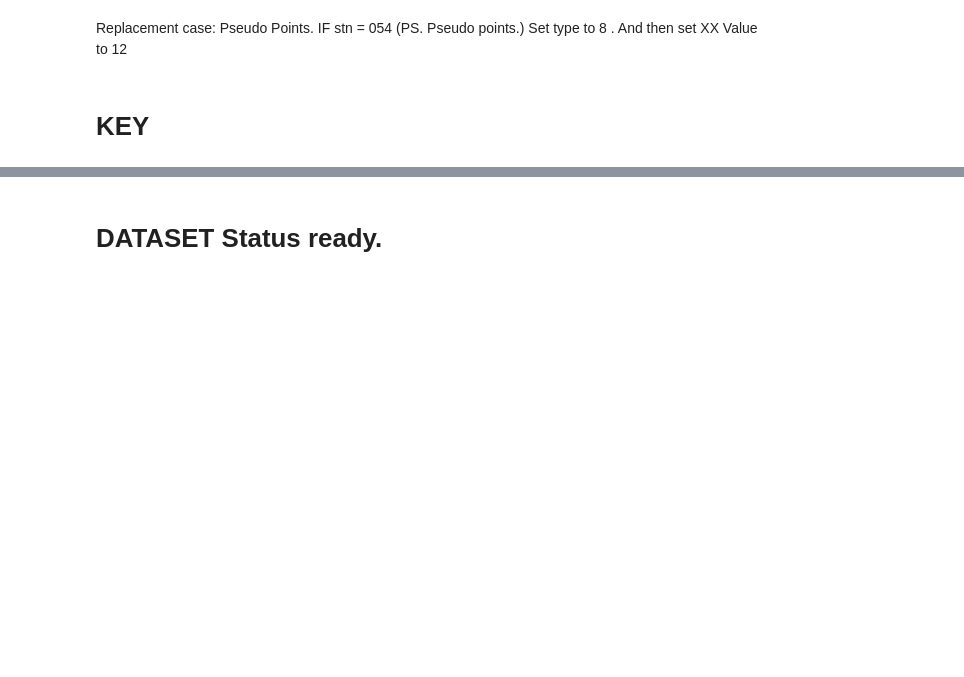
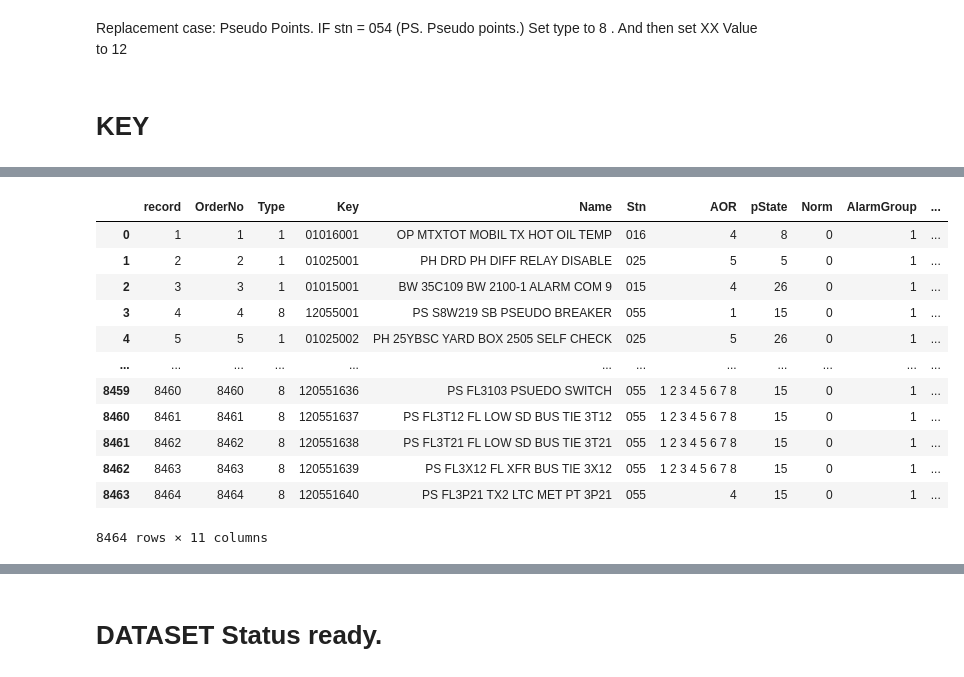
Before and after one commit to arielgv/Estructuracion, a Jupyter notebook: scada_code.ipynb, the cells around one changed output, grey strips where cells are left out. Drawn from its saved outputs; the diff is of its cells as text; code cells hidden in the pictures; blank space fills up the shorter version.

```diff
--- a/scada_code.ipynb
+++ b/scada_code.ipynb
@@ -41,7 +56,7 @@ print(df_station)
 # Select Output name: (default: StationOutput.dat)
 # %%
 #Output:
-stationfilename = "StationOutput.dat"
+stationfilename = "Station99.dat"
 # %%
 now = datetime.now().strftime("%d/%m/%Y %H:%M:%S")
 with open(stationfilename, 'w') as f:
@@ -51,12 +66,13 @@ with open(stationfilename, 'w') as f:
     f.write("****************************************************************\n")
     f.write("*             Order  Key             Name                AOR\n")
     f.write("*             ----  -----   --------------------------   ---\n")
-    f.write("*  2 STATION   0     3             4                      13\n")
+    f.write("\t2\tSTATION\t0\t3\t4\t13\n")
     f.write("*---------------------------------------------------------------\n")
 
     for index, row in df_station.iterrows():
-        f.write("{:<5}{:<5}{:<5}{:<5}{:<8}{:<30}{:<6}\n".format
-                ("", row['Order'],"", row['Order'], row['Key'], row['Name'], row['AOR']))
+        f.write("{}\t{}\t{}\t{}\t{}\t{}\n".format
+                ("", row['Order'], row['Order'], row['Key'], row['Name'], row['AOR']))
+    f.write(" 0")
 # %% [markdown]
 # END STATION
 # %% [markdown]
@@ -110,9 +129,14 @@ InputStatusFile = "Status.csv"
 status_df = pd.read_csv(InputStatusFile)
 df_status = pd.DataFrame()
 # %%
+df_status['record'] = range(1, len(status_df)+1)
+df_status['OrderNo'] = range(1, len(status_df)+1)
+
+
 df_status['Type'] = np.where(status_df['Open_B  '] == '12  ', 2, np.where(status_df['Telem_A  '].replace('  ', np.nan).notna(), 1, 5))
-df_status['Name'] = status_df['Name  '].str.replace(',',' ') + " " + status_df['Desc  ']
-df_status['Name'] = df_status['Name'].str.rstrip()
+#df_status['Name'] = status_df['Name  '].str.replace(',',' ') + " " + status_df['Desc  ']
+#df_status['Name'] = df_status['Name'].str.rstrip()
+df_status['Name'] = status_df['Desc  ']
 df_status['AOR'] = status_df['Zones  '].str.rstrip()
 df_status['pState'] = status_df['PreSuffx  ']
 df_status['Norm'] = status_df['Normal_State  ']
@@ -198,3 +257,19 @@ print(type_counts)
 # %%
-new_order = ['Type','Key','Name','Stn','AOR','pState','Norm','AlarmGroup','ICAddress']
+new_order = ['record', 'OrderNo','Type','Key','Name','Stn','AOR','pState','Norm','AlarmGroup','ICAddress']
 df_status = df_status[new_order]
+# %%
+df_status
+# %% [output]
+|  | record | OrderNo | Type | Key | Name | Stn | AOR | pState | Norm | AlarmGroup | ... |
+| 0 | 1 | 1 | 1 | 01016001 | OP MTXTOT MOBIL TX HOT OIL TEMP | 016 | 4 | 8 | 0 | 1 | ... |
+| 1 | 2 | 2 | 1 | 01025001 | PH DRD PH DIFF RELAY DISABLE | 025 | 5 | 5 | 0 | 1 | ... |
+| 2 | 3 | 3 | 1 | 01015001 | BW 35C109 BW 2100-1 ALARM COM 9 | 015 | 4 | 26 | 0 | 1 | ... |
+| 3 | 4 | 4 | 8 | 12055001 | PS S8W219 SB PSEUDO BREAKER | 055 | 1 | 15 | 0 | 1 | ... |
+| 4 | 5 | 5 | 1 | 01025002 | PH 25YBSC YARD BOX 2505 SELF CHECK | 025 | 5 | 26 | 0 | 1 | ... |
+| ... | ... | ... | ... | ... | ... | ... | ... | ... | ... | ... | ... |
+| 8459 | 8460 | 8460 | 8 | 120551636 | PS FL3103 PSUEDO SWITCH | 055 | 1 2 3 4 5 6 7 8 | 15 | 0 | 1 | ... |
+| 8460 | 8461 | 8461 | 8 | 120551637 | PS FL3T12 FL LOW SD BUS TIE 3T12 | 055 | 1 2 3 4 5 6 7 8 | 15 | 0 | 1 | ... |
+| 8461 | 8462 | 8462 | 8 | 120551638 | PS FL3T21 FL LOW SD BUS TIE 3T21 | 055 | 1 2 3 4 5 6 7 8 | 15 | 0 | 1 | ... |
+| 8462 | 8463 | 8463 | 8 | 120551639 | PS FL3X12 FL XFR BUS TIE 3X12 | 055 | 1 2 3 4 5 6 7 8 | 15 | 0 | 1 | ... |
+| 8463 | 8464 | 8464 | 8 | 120551640 | PS FL3P21 TX2 LTC MET PT 3P21 | 055 | 4 | 15 | 0 | 1 | ... |
+8464 rows × 11 columns
```
Also changed, not shown: parts of 28 cells of this notebook.
